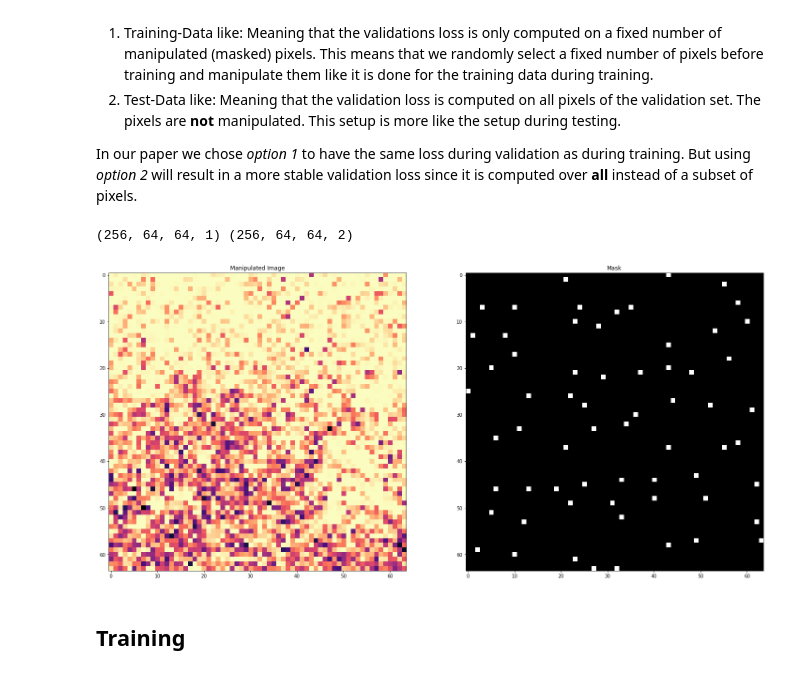
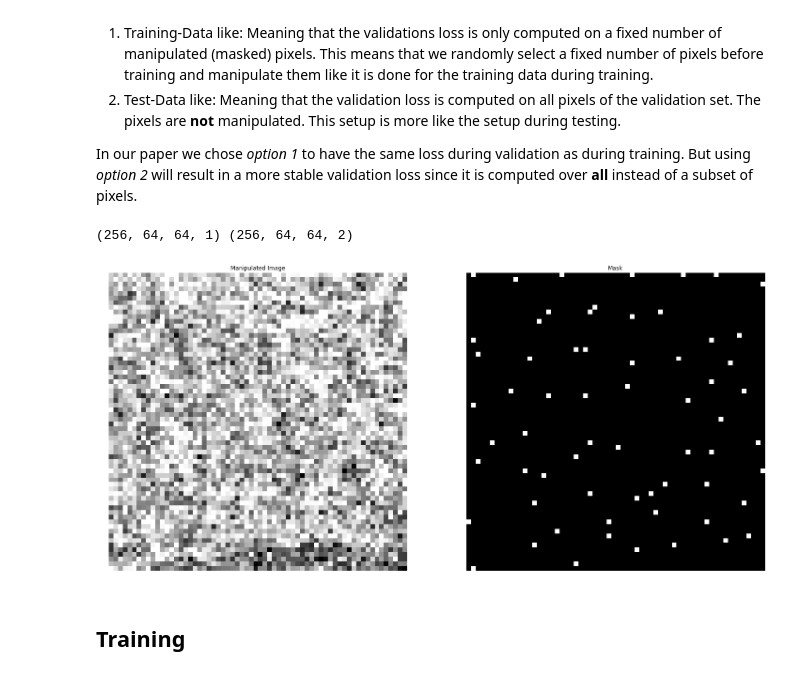
Before and after one commit to csmithchicago/n2v, a Jupyter notebook: examples/2D/N2V_denoising2D-SEM.ipynb, the cells around one changed output. Cells and saved outputs as stored; diff of their text form; code cells hidden in the pictures.

Commit message:
run example notebooks with minor changes in plotting

```diff
--- a/examples/2D/N2V_denoising2D-SEM.ipynb
+++ b/examples/2D/N2V_denoising2D-SEM.ipynb
@@ -135,34 +142,36 @@ In our paper we chose *option 1* to have the same loss during validation as duri
 # %%
 # Load the remaining data as validation data
 X_val = imread('data/SEM/train/train.tif')[np.newaxis,3,2500:,:].astype(np.float32)
 
 # We are extracting random patches for training
 X_val = extractRandomPatches(X_val,64,256)
 X_val = X_val[...,np.newaxis]
 
 # We normalize the data using the same mean and standard deviation as for the training
 X_val = normalize(X_val, mean, std)
 
 # 1. Option
 Y_val = np.concatenate((X_val.copy(), np.zeros(X_val.shape)), axis=3)
 manipulate_val_data(X_val, Y_val,num_pix=64 , shape=(64, 64))
 
 # 2. Option
 #Y_val = np.concatenate((X_val.copy(), np.ones(X_val.shape)), axis=3)
 
 # The validation set is noisy as well:
 
 plt.figure(figsize=(25,25))
 plt.subplot(1,2,1)
-plt.imshow(X_val[0,...,0], cmap="magma")
+plt.imshow(X_val[0,...,0], cmap="gray")
+plt.axis('off')
 plt.title("Manipulated Image")
 plt.subplot(1,2,2)
 plt.imshow(Y_val[0,...,1], cmap="gray")
+plt.axis('off')
 plt.title("Mask")
 print(X_val.shape, Y_val.shape)
 # %% [output]
 (256, 64, 64, 1) (256, 64, 64, 2)
-[figure, old version]
+[figure, new version]
 # %% [markdown]
 ## Training
 # %%
```
Also changed, not shown: parts of 9 cells of this notebook, 1 other file.
